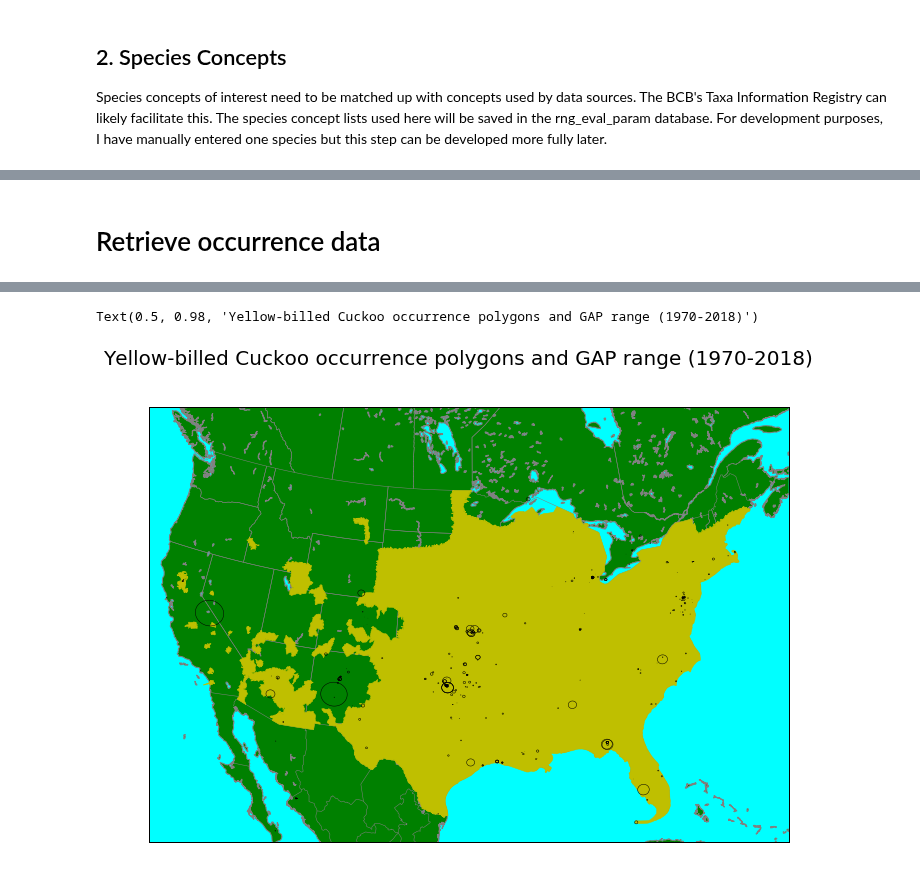
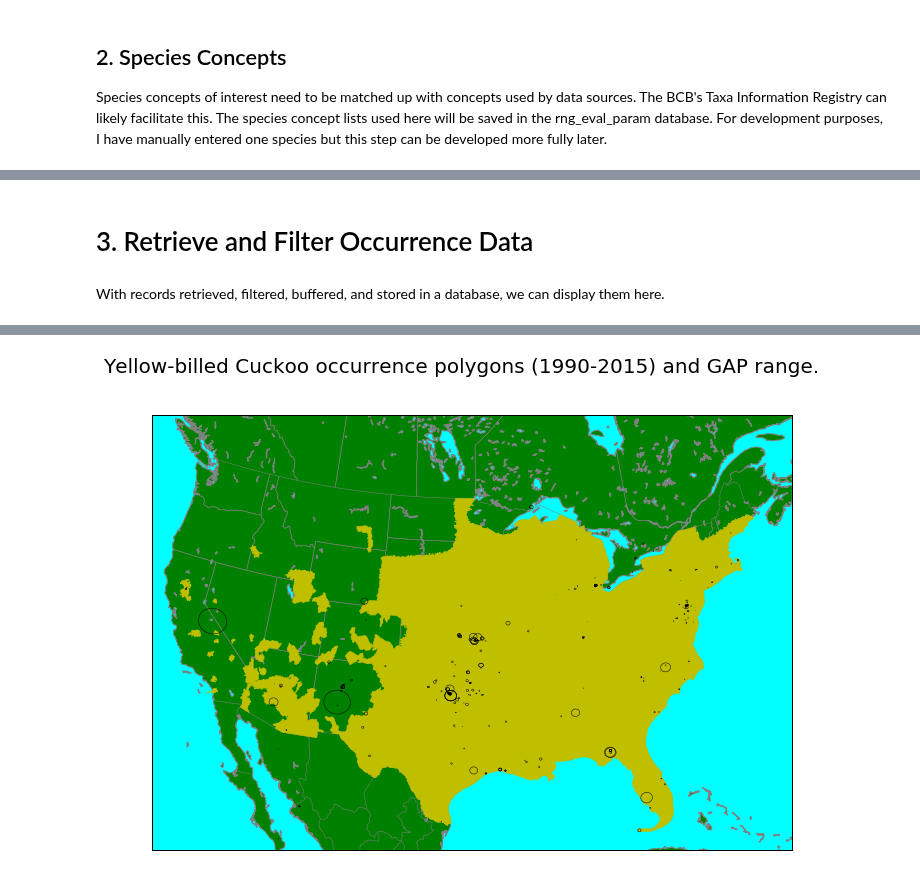
Before and after one commit to ncbirdconservation/NCBA, a Jupyter notebook: Demonstration.ipynb, the cells around one changed output, grey strips where cells are left out. Drawn from its saved outputs; the diff is of its cells as text; code cells hidden in the pictures.

```diff
--- a/Demonstration.ipynb
+++ b/Demonstration.ipynb
@@ -20,3 +23,10 @@ GAP ranges exist in table form in a database and on ScienceBase.  Ranges can be
+# %%
+gap_id = 'bybcux'
+inDir = '/users/nmtarr/documents/ranges/inputs/'
+outDir = '/users/nmtarr/documents/ranges/outputs/'
+summary_name = 'cuckoo' # an short, memorable name to use for file names etc.
+years = '1990-2015'
+eval_id = 'eval_gbif1'
 # %% [markdown]
 ## 1. Range Evaluation Parameter Database
 
@@ -85,5 +96,5 @@ pprint.pprint(dict(zip(cols, vals)))
  'species_id': 'bybcux0',
  'start_year': None,
  'wintering_months': None}
-# %% [markdown]
-#  Retrieve occurrence data
+# %% [markdown]
+# 3. Retrieve and Filter Occurrence Data
@@ -90,11 +104,6 @@ pprint.pprint(dict(zip(cols, vals)))
+# %% [markdown]
+With records retrieved, filtered, buffered, and stored in a database, we can display them here.
 # %%
-%run 'retrieve_occurrences.py'
-
-#################################################  DISPLAY MAPS
-###############################################################
-
-
-
 # Packages needed for plotting
 import matplotlib.pyplot as plt
 from mpl_toolkits.basemap import Basemap
@@ -102,6 +111,8 @@ import numpy as np
 from matplotlib.patches import Polygon
 from matplotlib.collections import PatchCollection
 from matplotlib.patches import PathPatch
+
+gap_range2 = "{0}{1}_range_4326".format(inDir, gap_id)
 
 shp1 = {'file': gap_range2,
         'drawbounds': False, 'linewidth': .5, 'linecolor': 'y',
@@ -113,13 +124,8 @@ shp2 = {'file': '{0}{1}_circles'.format(outDir, summary_name),
 
 # Display occurrence polygons
 map_these=[shp1, shp2]
-title="Yellow-billed Cuckoo occurrence polygons and GAP range (1970-2018)"
-"""
-!!!!!!!!!!!!!!!!!!!!!!!!
-BELOW CODE IS FROM config.MapPolygonsFromShp(), WHICH CRASHES KERNEL IN
-FUNCTION FORM FOR SOME UNKNOWN REASON.
-!!!!!!!!!!!!!!!!!!!!!!!!
-"""
+title="Yellow-billed Cuckoo occurrence polygons ({0}) and GAP range.".format(years)
+
 # Basemap
 fig = plt.figure(figsize=(12,8))
 ax = plt.subplot(1,1,1)
@@ -159,2 +163 @@ downloading https://www.sciencebase.gov/catalog/file/get/59f5e201e4b063d5d307dc0
-Text(0.5, 0.98, 'Yellow-billed Cuckoo occurrence polygons and GAP range (1970-2018)')
-[figure, old version]
+[figure, new version]
```
Also changed, not shown: parts of 9 cells of this notebook.
